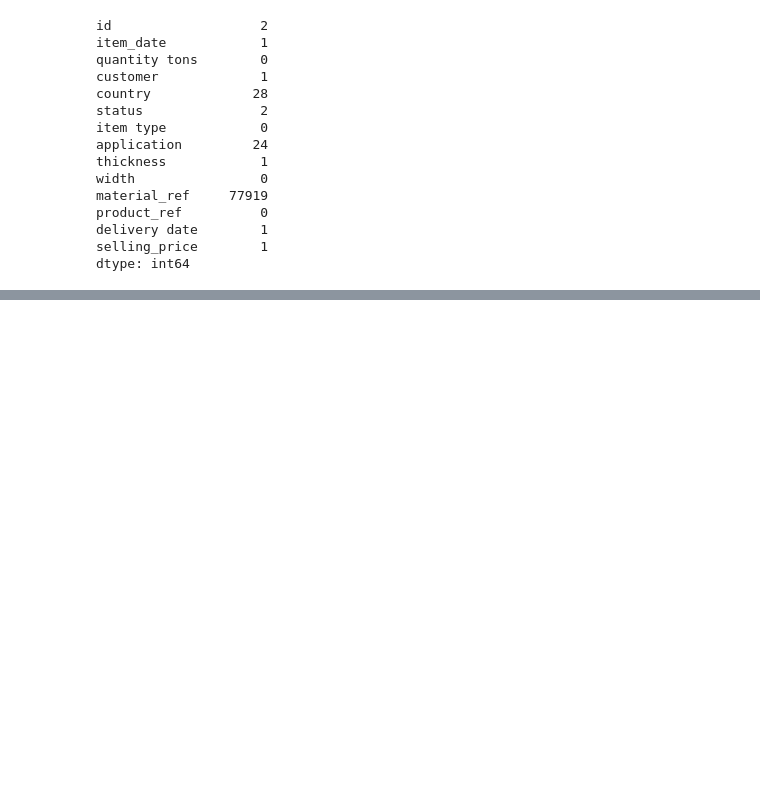
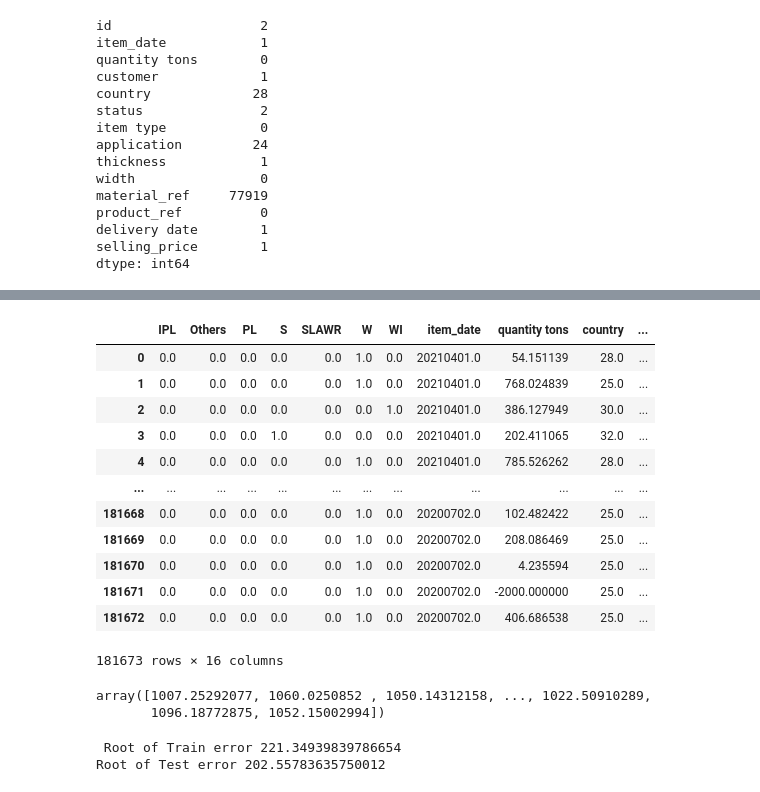
Before and after one commit to sasidhar777/DS-Industrial-Copper-Modeling, a Jupyter notebook: Copper Modeling.ipynb, the cells around one changed output, grey strips where cells are left out. Saved outputs shown, nothing was run; the diff lists cells and outputs as text; code cells hidden in the pictures; blank space fills up the shorter version.

```diff
--- a/Copper Modeling.ipynb
+++ b/Copper Modeling.ipynb
@@ -67,10 +59,5 @@ Name: count, Length: 16563, dtype: int64
 # %%
 df['material_ref'] = df['material_ref'].astype(str)
-df['material_ref'] = df['material_ref'].astype(str)
-df['material_ref'] = df['material_ref'].astype(str)
-df['material_ref'] = df['material_ref'].astype(str)
-df['material_ref'] = df['material_ref'].astype(str)
-df['material_ref'] = df['material_ref'].astype(str)
 # %%
 import numpy as np
 def replace_starting_with_zeros(value):
@@ -121,10 +89,13 @@ dtype: int64
+# %%
+
+column_name = 'quantity tons'
+df[column_name] = pd.to_numeric(df[column_name], errors='coerce', downcast='float')
 # %%
-df = df.fillna(value= {'country': df['country'].mode()})# replacing country col null values with median of the column
-df = df.fillna(value= {'item_date': df['item_date'].mode()})# replacing country col null values with median of the column
-df = df.fillna(value= {'status': df['status'].mode()})# replacing country col null values with median of the column
-df = df.fillna(value= {'application': df['application'].mode()})# replacing country col null values with median of the column
-df = df.fillna(value= {'thickness': df['thickness'].mode()})# replacing country col null values with median of the column
-df = df.fillna(value= {'delivery date': df['delivery date'].mode()})# replacing country col null values with median of the column
-
+column_names = ['country', 'item_date', 'customer', 'status' , 'application' ,'quantity tons' , 'thickness' , 'delivery date' , 'selling_price' ]
+# replacing country col null values with median of the column
+for column_name in column_names:
+    df[column_name] = df[column_name].fillna(df[column_name].mode().iloc[0])
+df['material_ref'] = df['material_ref'].bfill() # in case 1st col is null it is covered
+df['material_ref'] = df['material_ref'].ffill()
 df.isnull().sum()
 # %% [output]
@@ -165,0 +133,4 @@ dtype: int64
+# %%
+columns_to_drop = ['id', 'material_ref','product_ref','customer']
+df = df.drop(columns_to_drop, axis=1)
+df
@@ -165,0 +151,23 @@ dtype: int64
+# %%
+dff = pd.get_dummies(df["item type"])
+# convert true and flase to 1 and 0
+dff = dff.astype('float')
+dff[['item_date','quantity tons','country','status','application','thickness','width','delivery date',
+'selling_price']] = df[['item_date','quantity tons','country','status','application','thickness','width',
+                        'delivery date','selling_price']]
+
+dff
+# %% [output]
+|  | IPL | Others | PL | S | SLAWR | W | WI | item_date | quantity tons | country | ... |
+| 0 | 0.0 | 0.0 | 0.0 | 0.0 | 0.0 | 1.0 | 0.0 | 20210401.0 | 54.151139 | 28.0 | ... |
+| 1 | 0.0 | 0.0 | 0.0 | 0.0 | 0.0 | 1.0 | 0.0 | 20210401.0 | 768.024839 | 25.0 | ... |
+| 2 | 0.0 | 0.0 | 0.0 | 0.0 | 0.0 | 0.0 | 1.0 | 20210401.0 | 386.127949 | 30.0 | ... |
+| 3 | 0.0 | 0.0 | 0.0 | 1.0 | 0.0 | 0.0 | 0.0 | 20210401.0 | 202.411065 | 32.0 | ... |
+| 4 | 0.0 | 0.0 | 0.0 | 0.0 | 0.0 | 1.0 | 0.0 | 20210401.0 | 785.526262 | 28.0 | ... |
+| ... | ... | ... | ... | ... | ... | ... | ... | ... | ... | ... | ... |
+| 181668 | 0.0 | 0.0 | 0.0 | 0.0 | 0.0 | 1.0 | 0.0 | 20200702.0 | 102.482422 | 25.0 | ... |
+| 181669 | 0.0 | 0.0 | 0.0 | 0.0 | 0.0 | 1.0 | 0.0 | 20200702.0 | 208.086469 | 25.0 | ... |
+| 181670 | 0.0 | 0.0 | 0.0 | 0.0 | 0.0 | 1.0 | 0.0 | 20200702.0 | 4.235594 | 25.0 | ... |
+| 181671 | 0.0 | 0.0 | 0.0 | 0.0 | 0.0 | 1.0 | 0.0 | 20200702.0 | -2000.000000 | 25.0 | ... |
+| 181672 | 0.0 | 0.0 | 0.0 | 0.0 | 0.0 | 1.0 | 0.0 | 20200702.0 | 406.686538 | 25.0 | ... |
+181673 rows × 16 columns
@@ -165,0 +177,24 @@ dtype: int64
+# %%
+from sklearn.linear_model import LinearRegression
+from sklearn.model_selection import train_test_split
+
+model = LinearRegression()
+X=df_reg.drop('selling_price',axis=1)
+y=df_reg['selling_price']
+x_train,x_test,y_train,y_test=train_test_split(X,y,test_size=0.2)
+lr=LinearRegression()
+lr.fit(x_train,y_train)
+y_train_pred=lr.predict(x_train)
+y_test_pred=lr.predict(x_test)
+y_test_pred
+# %% [output]
+array([1007.25292077, 1060.0250852 , 1050.14312158, ..., 1022.50910289,
+       1096.18772875, 1052.15002994])
+# %%
+from sklearn.metrics import mean_squared_error,r2_score
+import math
+print(" Root of Train error" , math.sqrt(mean_squared_error(y_train,y_train_pred)))
+print("Root of Test error",math.sqrt(mean_squared_error(y_test,y_test_pred)))
+# %% [output]
+ Root of Train error 221.34939839786654
+Root of Test error 202.55783635750012
```
Also changed, not shown: parts of 14 cells of this notebook, 2 other files.
